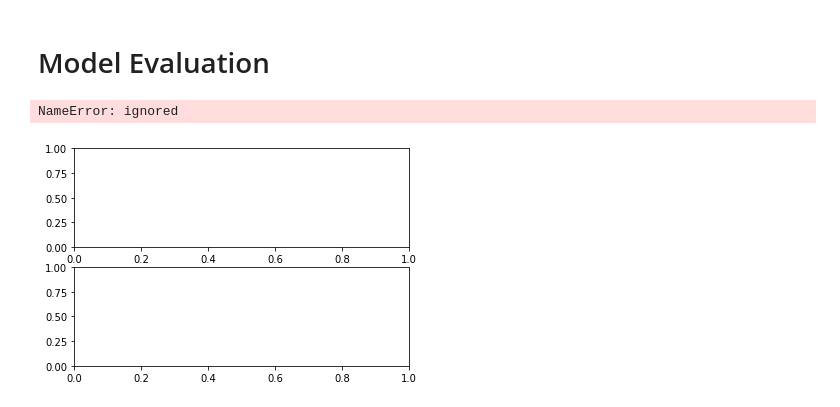
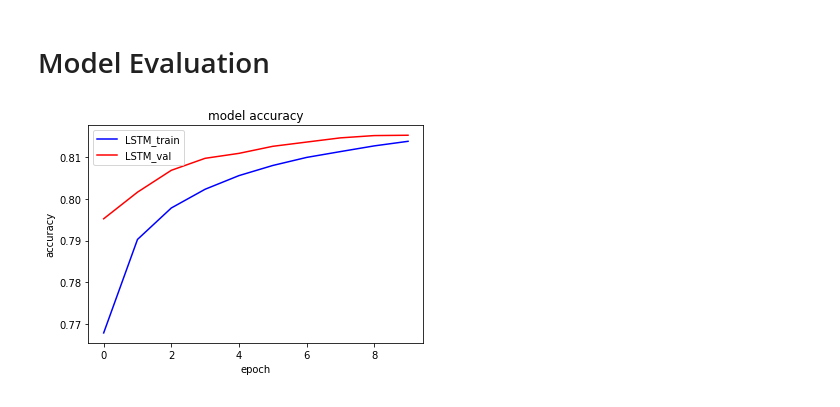
Before and after one commit to sfkunal/TwitterSentiment, a Jupyter notebook: FinalTwitterSentiment.ipynb, the cells around one changed output. Drawn from its saved outputs; the diff is of its cells as text; code cells hidden in the pictures.

```diff
--- a/FinalTwitterSentiment.ipynb
+++ b/FinalTwitterSentiment.ipynb
@@ -244,11 +240,14 @@ from tensorflow.keras.callbacks import ModelCheckpoint
 # %%
-sequence_input = Input(shape=(MAX_SEQUENCE_LENGTH,), dtype='int32')
-embedding_sequences = embedding_layer(sequence_input)
-x = SpatialDropout1D(0.2)(embedding_sequences)
-x = Conv1D(64, 5, activation='relu')(x)
-x = Bidirectional(LSTM(64, dropout=0.2, recurrent_dropout=0.2))(x)
-x = Dense(512, activation='relu')(x)
-x = Dropout(0.5)(x)
-x = Dense(512, activation='relu')(x)
-outputs = Dense(1, activation='sigmoid')(x)
-model = tf.keras.Model(sequence_input, outputs)
+def create_model():
+  sequence_input = Input(shape=(MAX_SEQUENCE_LENGTH,), dtype='int32')
+  embedding_sequences = embedding_layer(sequence_input)
+  x = SpatialDropout1D(0.2)(embedding_sequences)
+  x = Conv1D(64, 5, activation='relu')(x)
+  x = Bidirectional(LSTM(64, dropout=0.2, recurrent_dropout=0.2))(x)
+  x = Dense(512, activation='relu')(x)
+  x = Dropout(0.5)(x)
+  x = Dense(512, activation='relu')(x)
+  outputs = Dense(1, activation='sigmoid')(x)
+  model = tf.keras.Model(sequence_input, outputs)
+
+  return model
@@ -259,6 +254,5 @@ WARNING:tensorflow:Layer lstm_1 will not use cuDNN kernel since it doesn't meet
 # %%
-from tensorflow.keras.optimizers import Adam
-from tensorflow.keras.callbacks import ReduceLROnPlateau
+model = create_model()
 
 model.compile(optimizer=Adam(learning_rate=LR), loss='binary_crossentropy',
               metrics=['accuracy'])
@@ -266,3 +260,4 @@ ReduceLROnPlateau = ReduceLROnPlateau(factor=0.1,
                                      min_lr = 0.01,
                                      monitor = 'val_loss',
                                      verbose = 1)
+model.summary()
@@ -269,5 +282,8 @@ ReduceLROnPlateau = ReduceLROnPlateau(factor=0.1,
 # %%
-print("Training on GPU...") if tf.test.is_gpu_available() else print("Training on CPU...")
-history = model.fit(x_train, y_train, batch_size=BATCH_SIZE, epochs=EPOCHS,
-                    validation_data=(x_test, y_test), callbacks=[ReduceLROnPlateau])
+history = model.fit(x_train, y_train,
+                    batch_size=BATCH_SIZE,
+                    epochs=EPOCHS,
+                    validation_data=(x_test, y_test),
+                    callbacks=[ReduceLROnPlateau])
+model.save('model/twitter_sentiment_model')
 # %% [output]
@@ -277,20 +307,12 @@ KeyboardInterrupt: ignored
 # %% [markdown]
 # Model Evaluation
-# %%
-s, (at, al) = plt.subplots(2,1)
-at.plot(history.history['accuracy'], c= 'b')
-at.plot(history.history['val_accuracy'], c='r')
-at.set_title('model accuracy')
-at.set_ylabel('accuracy')
-at.set_xlabel('epoch')
-at.legend(['LSTM_train', 'LSTM_val'], loc='upper left')
-
-al.plot(history.history['loss'], c='m')
-al.plot(history.history['val_loss'], c='c')
-al.set_title('model loss')
-al.set_ylabel('loss')
-al.set_xlabel('epoch')
-al.legend(['train', 'val'], loc = 'upper left')
-# %% [output]
-NameError: ignored
-[figure, removed]
+# %%
+plt.plot(history.history['accuracy'], c= 'b')
+plt.plot(history.history['val_accuracy'], c='r')
+plt.title('model accuracy')
+plt.ylabel('accuracy')
+plt.xlabel('epoch')
+plt.legend(['LSTM_train', 'LSTM_val'], loc='upper left')
+plt.savefig('model_accuracy')
+# %% [output]
+[figure, added]
```
Also changed, not shown: parts of 19 cells of this notebook.
